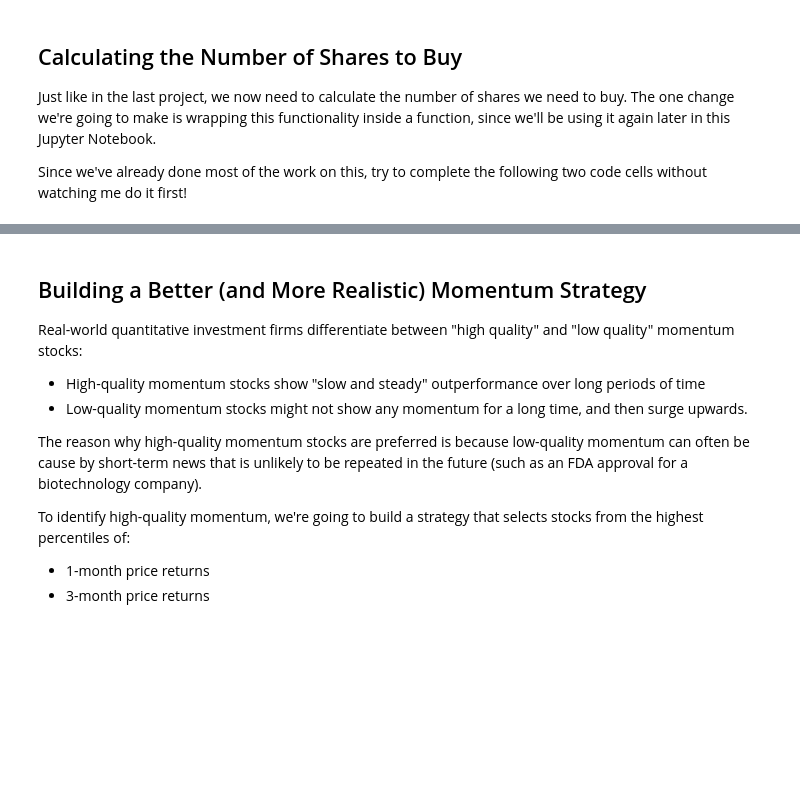
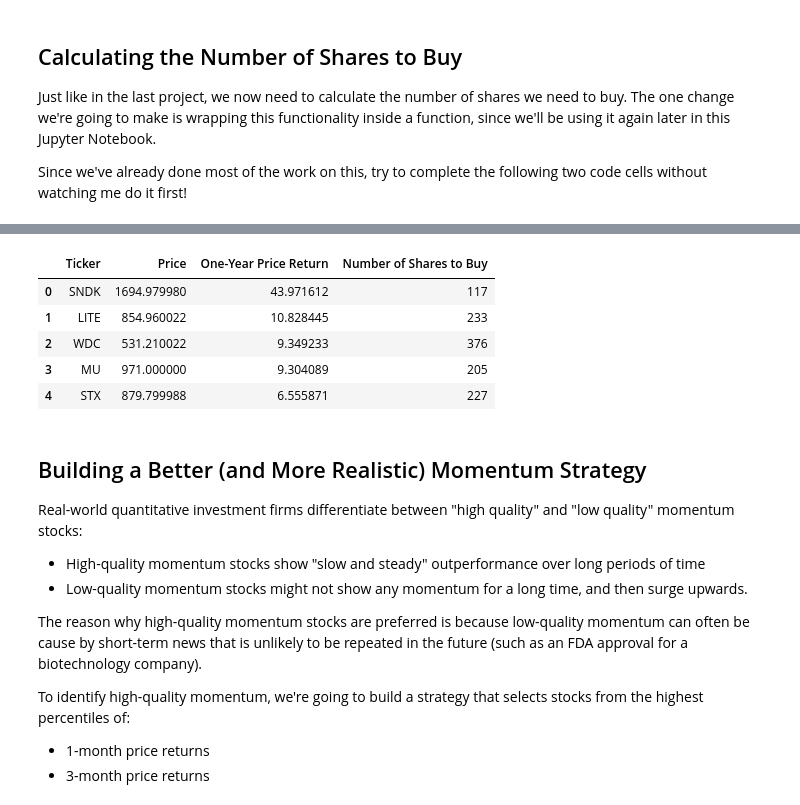
Before and after one commit to JoesonZ/Algorithmic-Trading-Using-Python, a Jupyter notebook: project2/002_quantitative_momentum_strategy.ipynb, the cells around one changed output, grey strips where cells are left out. Saved outputs shown, nothing was run; the diff lists cells and outputs as text; code cells hidden in the pictures; blank space fills up the shorter version.

```diff
--- a/project2/002_quantitative_momentum_strategy.ipynb
+++ b/project2/002_quantitative_momentum_strategy.ipynb
@@ -156,3 +198,26 @@ print(portfolio_size)
+# %%
+position_size = float(portfolio_size) / len(final_dataframe.index)
+shares = []
+
+for i in range(0, len(final_dataframe.index)):
+    temp_price = final_dataframe.loc[i, "Price"]
+
+    if isinstance(temp_price, float):
+        shares.append(math.floor(position_size / temp_price))
+    else:
+        shares.append("N/A")
+
+final_dataframe["Number of Shares to Buy"] = shares
+
+
+final_dataframe.head(5)
+# %% [output]
+|  | Ticker | Price | One-Year Price Return | Number of Shares to Buy |
+| 0 | SNDK | 1694.979980 | 43.971612 | 117 |
+| 1 | LITE | 854.960022 | 10.828445 | 233 |
+| 2 | WDC | 531.210022 | 9.349233 | 376 |
+| 3 | MU | 971.000000 | 9.304089 | 205 |
+| 4 | STX | 879.799988 | 6.555871 | 227 |
 # %% [markdown]
 ## Building a Better (and More Realistic) Momentum Strategy
 
```
Also changed, not shown: parts of 6 cells of this notebook.
